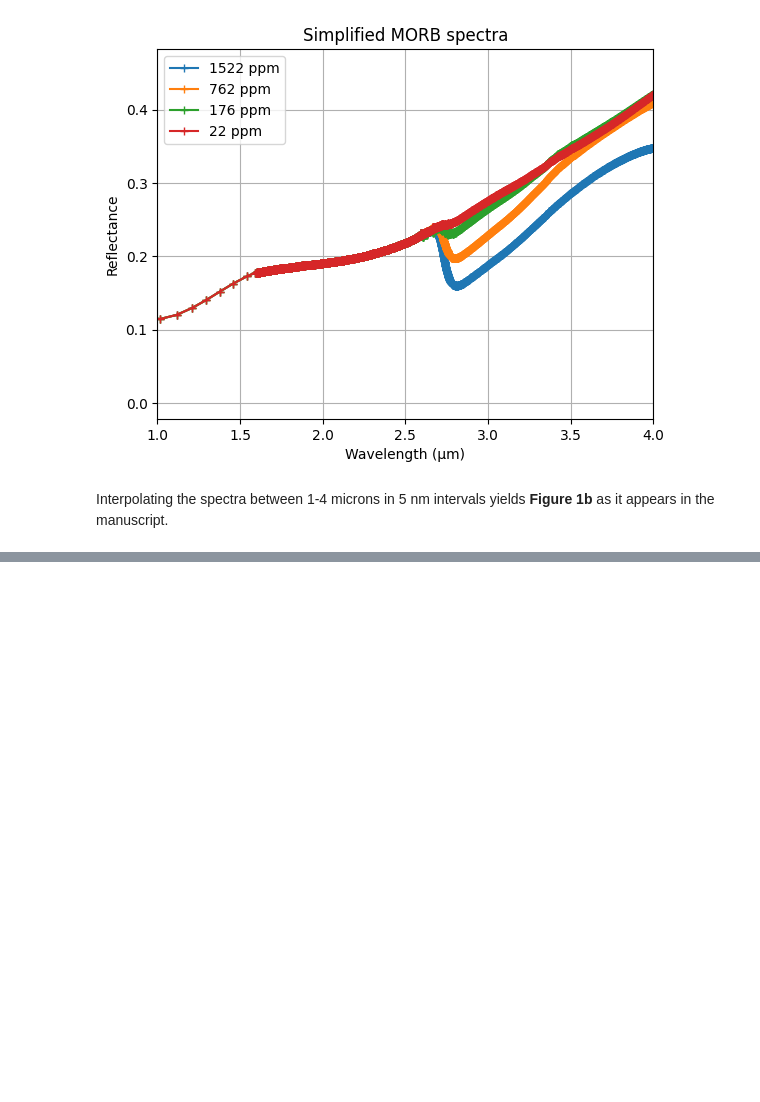
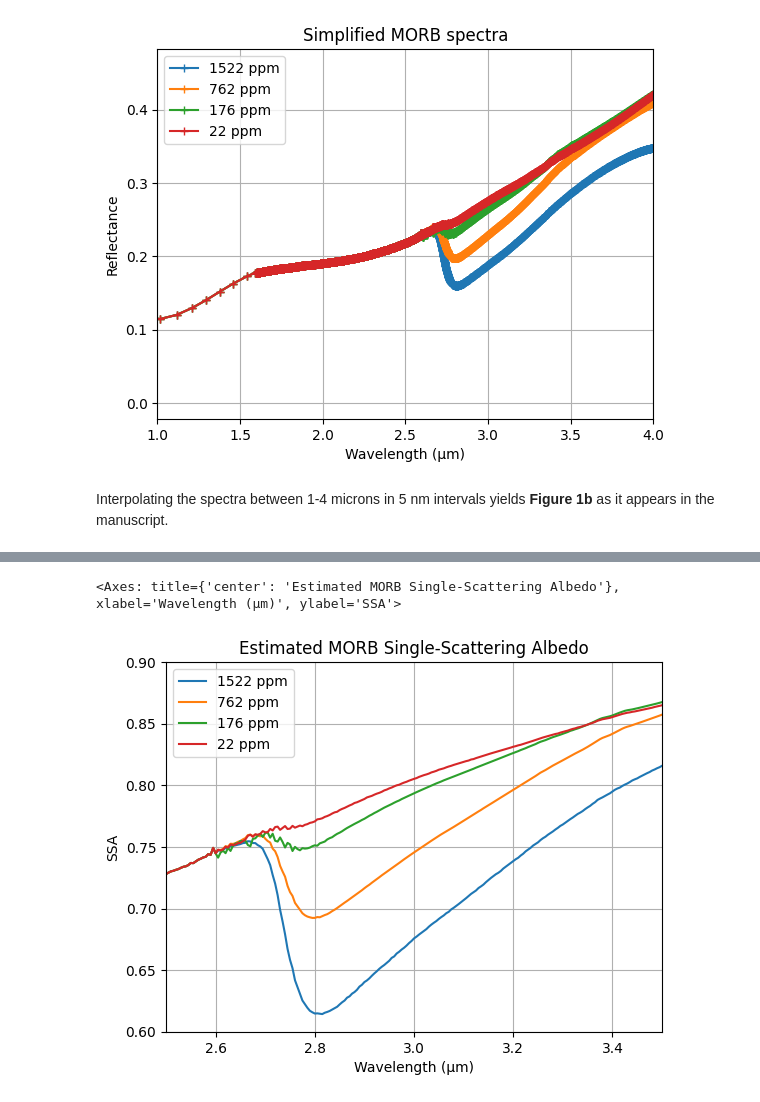
Before and after one commit to philiplinden/cremons-et-al-2022, a Jupyter notebook: repro/results.ipynb, the cells around one changed output, grey strips where cells are left out. Cells and saved outputs as stored; diff of their text form; code cells hidden in the pictures; blank space fills up the shorter version.

```diff
--- a/repro/results.ipynb
+++ b/repro/results.ipynb
@@ -276 +269,15 @@ ssa_MORB.plot(xlim=(2.5,3.5), ylim=(.6,.9))
+# %%
+test_ssa = ssa_MORB - 0.08
+test_ssa.plot(
+    title='Estimated MORB Single-Scattering Albedo',
+    xlabel='Wavelength (μm)',
+    ylabel='SSA',
+    grid=True,
+    legend=True,
+    xlim=(2.5, 3.5),
+    ylim=(0.6, 0.9),
+)
+# %% [output]
+<Axes: title={'center': 'Estimated MORB Single-Scattering Albedo'}, xlabel='Wavelength (μm)', ylabel='SSA'>
+[figure, added]
 # %%
```
Also changed, not shown: parts of 9 cells of this notebook.
